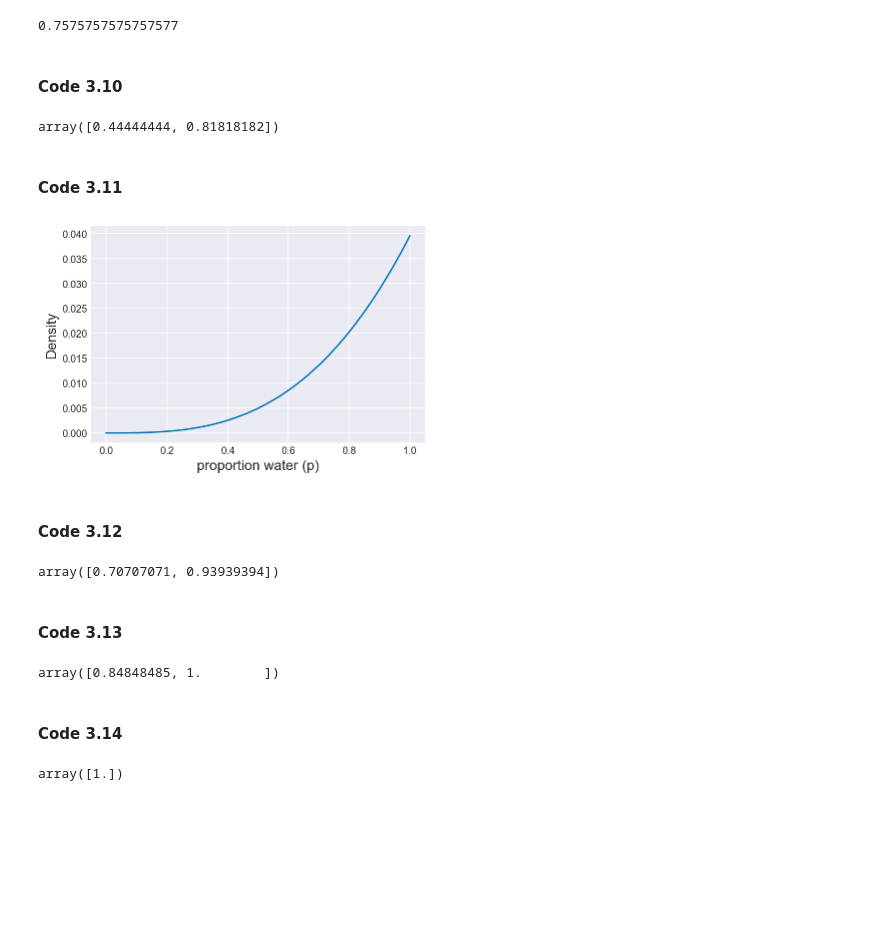
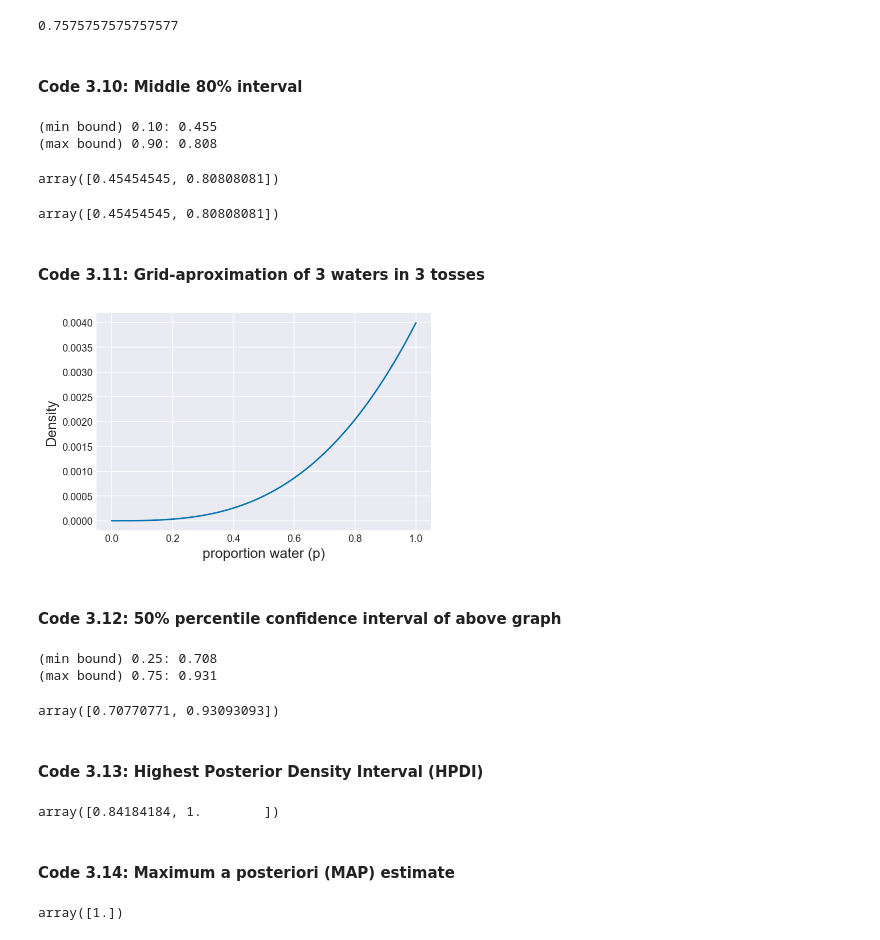
Before and after one commit to jshapiro314/resources, a Jupyter notebook: Rethinking/Chp_03.ipynb, the cells around one changed output. Saved outputs shown, nothing was run; the diff lists cells and outputs as text; code cells hidden in the pictures; blank space fills up the shorter version.

```diff
--- a/Rethinking/Chp_03.ipynb
+++ b/Rethinking/Chp_03.ipynb
@@ -30,14 +30,17 @@ We are goint to use the same function we use on chapter 2 (code 2.3)
 # %%
-def posterior_grid_approx(grid_points=100, success=6, tosses=9):
+def posterior_grid_approx(grid_points=5, success=6, tosses=9, prior=None):
     """
     """
     # define grid
     p_grid = np.linspace(0, 1, grid_points)
 
     # define prior
-    prior = np.repeat(5, grid_points)  # uniform
-    #prior = (p_grid >= 0.5).astype(int)  # truncated
-    #prior = np.exp(- 5 * abs(p_grid - 0.5))  # double exp
+    if prior is None:
+        prior = np.repeat(5, grid_points)  # uniform
+    elif prior == 'step':
+        prior = (p_grid >= 0.5).astype(int)  # truncated
+    elif prior == 'peaked':
+        prior = np.exp(- 5 * abs(p_grid - 0.5))  # double exp
 
     # compute likelihood at each point in the grid
     likelihood = stats.binom.pmf(success, tosses, p_grid)
@@ -86,4 +93,4 @@ np.percentile(samples, 80)
 # %% [output]
 0.7575757575757577
 # %% [markdown]
-#### Code 3.10
+#### Code 3.10: Middle 80% interval
@@ -90,31 +112,39 @@ np.percentile(samples, 80)
+# %%
+percentile_interval(samples, 0.8)
+# %% [output]
+(min bound) 0.10: 0.455
+(max bound) 0.90: 0.808
+array([0.45454545, 0.80808081])
 # %%
 np.percentile(samples, [10, 90])
 # %% [output]
-array([0.44444444, 0.81818182])
+array([0.45454545, 0.80808081])
 # %% [markdown]
-#### Code 3.11
+#### Code 3.11: Grid-aproximation of 3 waters in 3 tosses
 # %%
-p_grid, posterior = posterior_grid_approx(success=3, tosses=3)
+p_grid, posterior = posterior_grid_approx(grid_points=1000,success=3, tosses=3)
 plt.plot(p_grid, posterior)
 plt.xlabel('proportion water (p)', fontsize=14)
 plt.ylabel('Density', fontsize=14);
 # %% [output]
-[figure, old version]
+[figure, new version]
 # %% [markdown]
-#### Code 3.12
+#### Code 3.12: 50% percentile confidence interval of above graph
 # %%
 samples = np.random.choice(p_grid, p=posterior, size=int(1e4), replace=True)
-np.percentile(samples, [25, 75])
+percentile_interval(samples, 0.5)
 # %% [output]
-array([0.70707071, 0.93939394])
+(min bound) 0.25: 0.708
+(max bound) 0.75: 0.931
+array([0.70770771, 0.93093093])
 # %% [markdown]
-#### Code 3.13
+#### Code 3.13: Highest Posterior Density Interval (HPDI)
 # %%
 pm.hpd(samples, alpha=0.5)
 # %% [output]
-array([0.84848485, 1.        ])
+array([0.84184184, 1.        ])
 # %% [markdown]
-#### Code 3.14
+#### Code 3.14: Maximum a posteriori (MAP) estimate
 # %%
 p_grid[posterior == max(posterior)]
 # %% [output]
```
Also changed, not shown: parts of 19 cells of this notebook.
